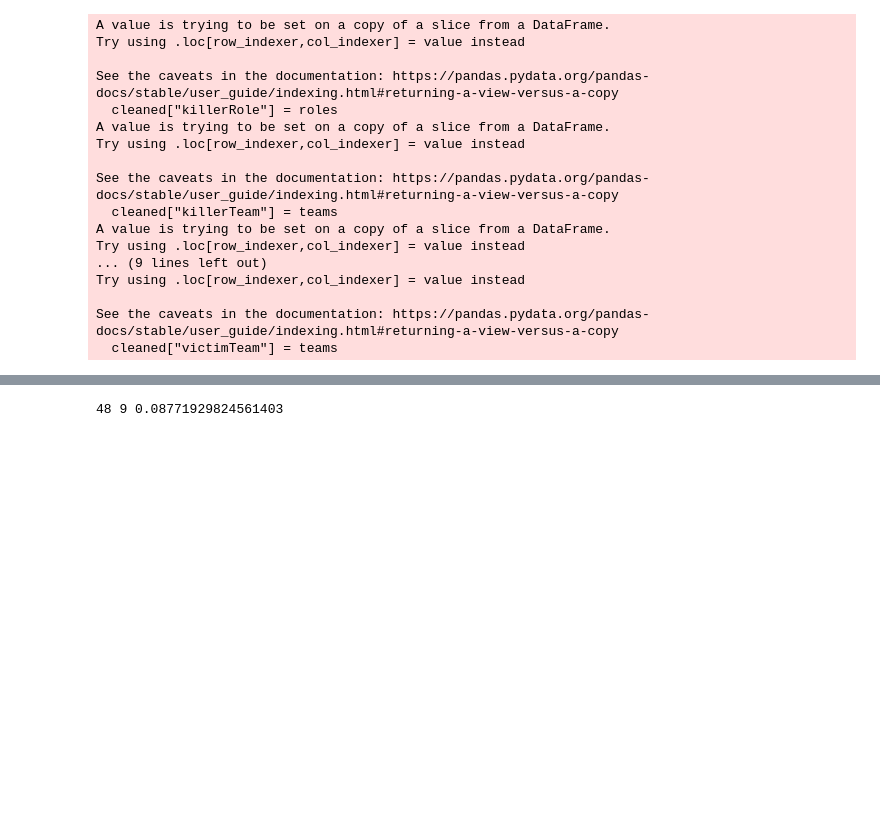
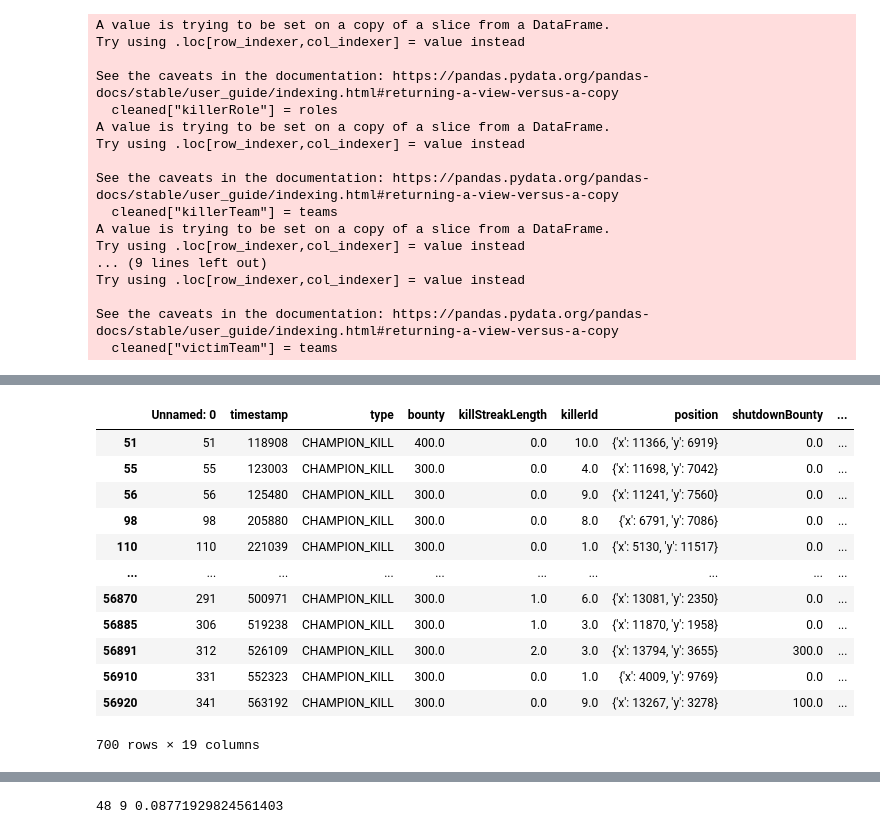
Before and after one commit to chung-ejy/ward, a Jupyter notebook: testing.ipynb, the cells around one changed output, grey strips where cells are left out. Cells and saved outputs as stored; diff of their text form; code cells hidden in the pictures; blank space fills up the shorter version.

```diff
--- a/testing.ipynb
+++ b/testing.ipynb
@@ -157,0 +211,16 @@ early_game = cleaned[cleaned["timestamp"]<=300000]
+# %%
+early_game
+# %% [output]
+|  | Unnamed: 0 | timestamp | type | bounty | killStreakLength | killerId | position | shutdownBounty | ... |
+| 51 | 51 | 118908 | CHAMPION_KILL | 400.0 | 0.0 | 10.0 | {'x': 11366, 'y': 6919} | 0.0 | ... |
+| 55 | 55 | 123003 | CHAMPION_KILL | 300.0 | 0.0 | 4.0 | {'x': 11698, 'y': 7042} | 0.0 | ... |
+| 56 | 56 | 125480 | CHAMPION_KILL | 300.0 | 0.0 | 9.0 | {'x': 11241, 'y': 7560} | 0.0 | ... |
+| 98 | 98 | 205880 | CHAMPION_KILL | 300.0 | 0.0 | 8.0 | {'x': 6791, 'y': 7086} | 0.0 | ... |
+| 110 | 110 | 221039 | CHAMPION_KILL | 300.0 | 0.0 | 1.0 | {'x': 5130, 'y': 11517} | 0.0 | ... |
+| ... | ... | ... | ... | ... | ... | ... | ... | ... | ... |
+| 56870 | 291 | 500971 | CHAMPION_KILL | 300.0 | 1.0 | 6.0 | {'x': 13081, 'y': 2350} | 0.0 | ... |
+| 56885 | 306 | 519238 | CHAMPION_KILL | 300.0 | 1.0 | 3.0 | {'x': 11870, 'y': 1958} | 0.0 | ... |
+| 56891 | 312 | 526109 | CHAMPION_KILL | 300.0 | 2.0 | 3.0 | {'x': 13794, 'y': 3655} | 300.0 | ... |
+| 56910 | 331 | 552323 | CHAMPION_KILL | 300.0 | 0.0 | 1.0 | {'x': 4009, 'y': 9769} | 0.0 | ... |
+| 56920 | 341 | 563192 | CHAMPION_KILL | 300.0 | 0.0 | 9.0 | {'x': 13267, 'y': 3278} | 100.0 | ... |
+700 rows × 19 columns
```
Also changed, not shown: parts of 11 cells of this notebook.
